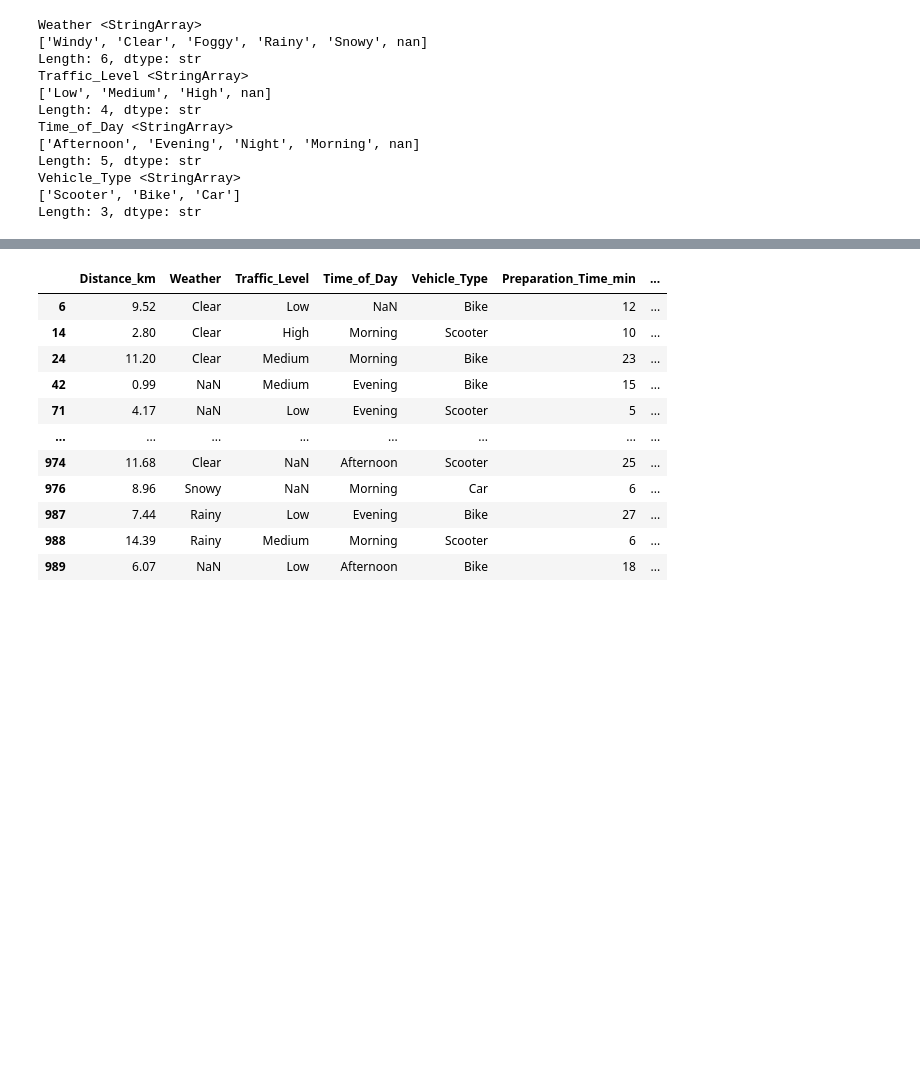
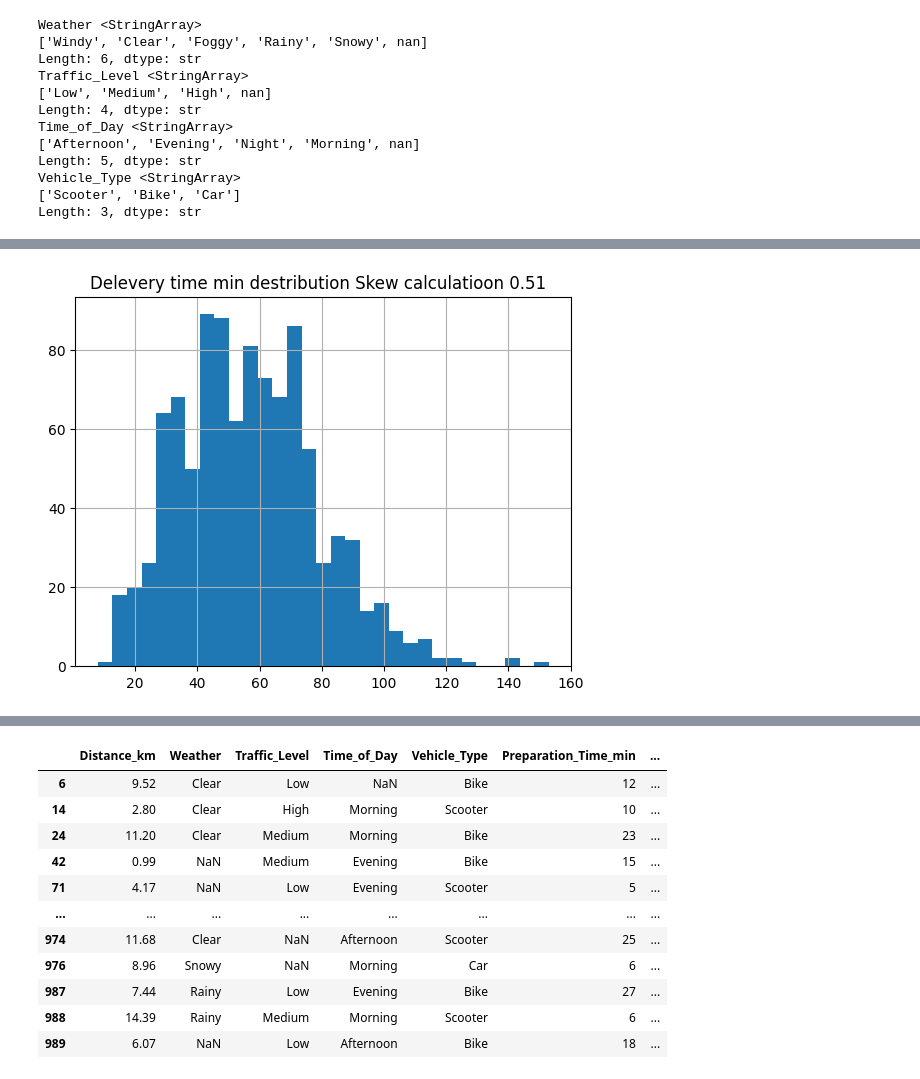
Before and after one commit to elouardyabderrahim/delivery-time-prediction, a Jupyter notebook: notebooks/eda.ipynb, the cells around one changed output, grey strips where cells are left out. Drawn from its saved outputs; the diff is of its cells as text; code cells hidden in the pictures; blank space fills up the shorter version.

```diff
--- a/notebooks/eda.ipynb
+++ b/notebooks/eda.ipynb
@@ -126,0 +156,23 @@ Length: 3, dtype: str
+# %%
+
+## Destrebution variable cible
+from math import sqrt
+import matplotlib.pyplot as plt
+
+# Number of data points
+n = len(df)
+# Rule of thumb for bins
+bins = int(sqrt(n))
+# plt.hist(data=)
+#  to choose the bins bins = int(sqrt(n)), n the number of data point
+df['Delivery_Time_min'].hist(bins=bins)
+skew = df['Delivery_Time_min'].skew()
+plt.title('Delevery time min destribution ' + f'Skew calculatioon {skew:.2f}  ')
+plt.show()
+
+# > 1 or < -1 → consider log-transform
+# import numpy as np
+# df['Delivery_Time_min'] = np.log(df['Delivery_Time_min'])
+# If skew > 1, apply: y = np.log1p(df["Delivery_Time_min"]) and remember to expm1() predictions later.
+# %% [output]
+[figure, added]
```
Also changed, not shown: parts of 25 cells of this notebook, 8 other files.
